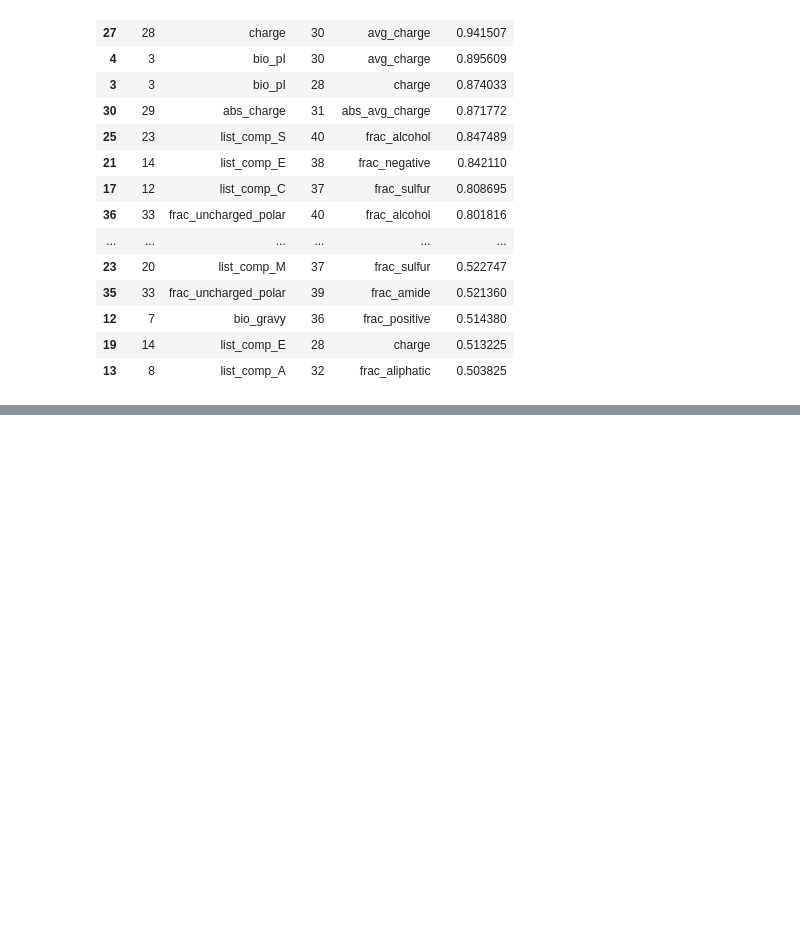
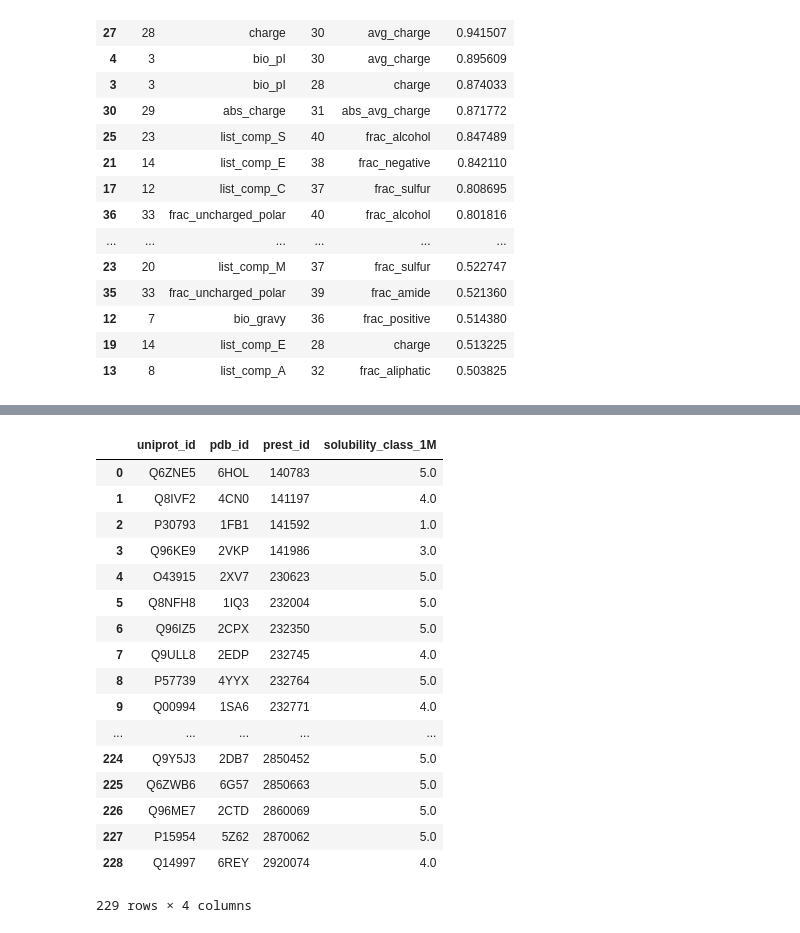
Before and after one commit to NYXFLOWER/UPSR, a Jupyter notebook: Data Pre-analysis.ipynb, the cells around one changed output, grey strips where cells are left out. Cells and saved outputs as stored; diff of their text form; code cells hidden in the pictures; blank space fills up the shorter version.

```diff
--- a/Data Pre-analysis.ipynb
+++ b/Data Pre-analysis.ipynb
@@ -100,0 +143,22 @@ corr_top.sort_values(by=['corr_score'], inplace=True, ascending=False)
+# %%
+pdb_solu = pd.merge(id_map, prest_solu, on='uniprot_id')
+pdb_solu
+# %% [output]
+|  | uniprot_id | pdb_id | prest_id | solubility_class_1M |
+| 0 | Q6ZNE5 | 6HOL | 140783 | 5.0 |
+| 1 | Q8IVF2 | 4CN0 | 141197 | 4.0 |
+| 2 | P30793 | 1FB1 | 141592 | 1.0 |
+| 3 | Q96KE9 | 2VKP | 141986 | 3.0 |
+| 4 | O43915 | 2XV7 | 230623 | 5.0 |
+| 5 | Q8NFH8 | 1IQ3 | 232004 | 5.0 |
+| 6 | Q96IZ5 | 2CPX | 232350 | 5.0 |
+| 7 | Q9ULL8 | 2EDP | 232745 | 4.0 |
+| 8 | P57739 | 4YYX | 232764 | 5.0 |
+| 9 | Q00994 | 1SA6 | 232771 | 4.0 |
+| ... | ... | ... | ... | ... |
+| 224 | Q9Y5J3 | 2DB7 | 2850452 | 5.0 |
+| 225 | Q6ZWB6 | 6G57 | 2850663 | 5.0 |
+| 226 | Q96ME7 | 2CTD | 2860069 | 5.0 |
+| 227 | P15954 | 5Z62 | 2870062 | 5.0 |
+| 228 | Q14997 | 6REY | 2920074 | 4.0 |
+229 rows × 4 columns
```
Also changed, not shown: parts of 6 cells of this notebook, 5 other files.
